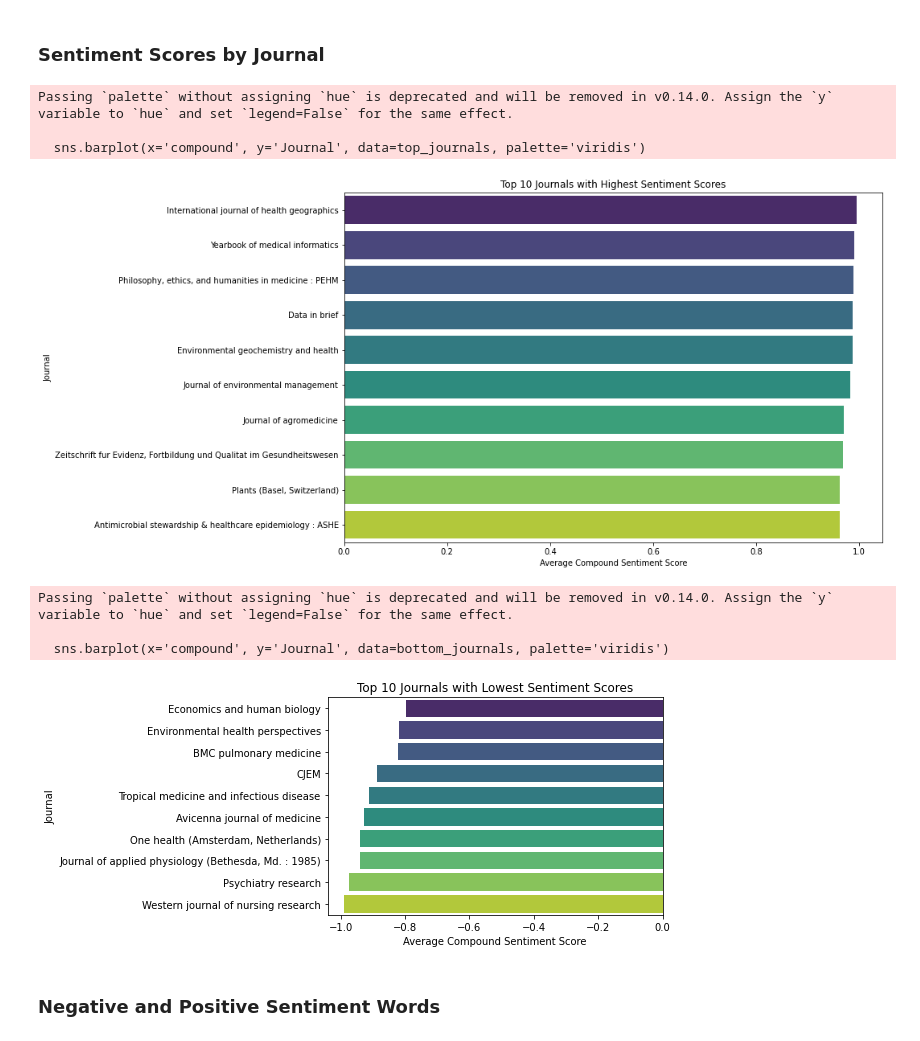
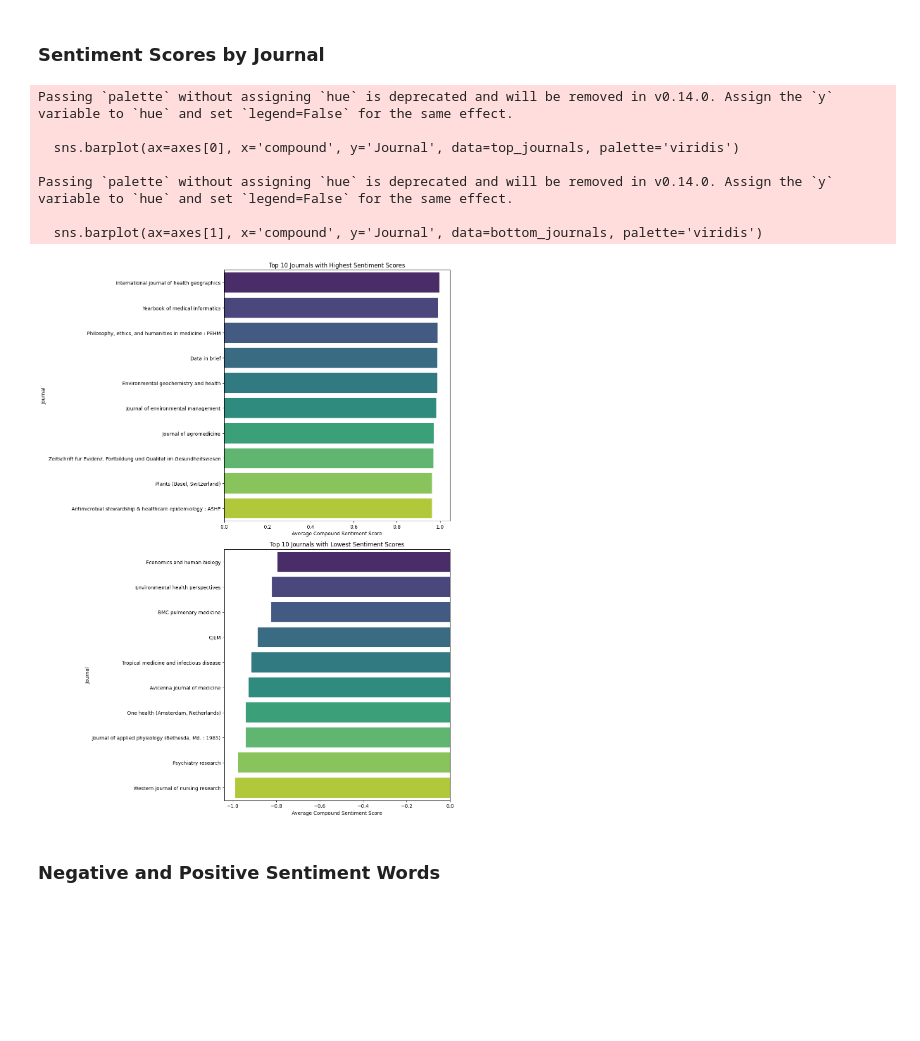
Before and after one commit to cfitzpatrick89/ADS509-Final, a Jupyter notebook: ADS509_Final_Classification.ipynb, the cells around one changed output. Saved outputs shown, nothing was run; the diff lists cells and outputs as text; code cells hidden in the pictures; blank space fills up the shorter version.

```diff
--- a/ADS509_Final_Classification.ipynb
+++ b/ADS509_Final_Classification.ipynb
@@ -1175,34 +992,40 @@ Top 5 Journals with Lowest Sentiment Scores:
 # %%
-def visualize_journal_sentiment(journal_sentiment):
-    plt.figure(figsize=(12, 8))
+import matplotlib.pyplot as plt
+import seaborn as sns
+
+def visualize_journal_sentiment(journal_sentiment_sorted):
+    # Create a figure with two subplots
+    fig, axes = plt.subplots(nrows=2, ncols=1, figsize=(12, 16))  # Adjusted figsize for consistent size
 
     # Plotting the top 10 journals with highest sentiment scores
     top_journals = journal_sentiment_sorted.head(10)
-    sns.barplot(x='compound', y='Journal', data=top_journals, palette='viridis')
-    plt.title('Top 10 Journals with Highest Sentiment Scores')
-    plt.xlabel('Average Compound Sentiment Score')
-    plt.ylabel('Journal')
-    plt.show()
+    sns.barplot(ax=axes[0], x='compound', y='Journal', data=top_journals, palette='viridis')
+    axes[0].set_title('Top 10 Journals with Highest Sentiment Scores')
+    axes[0].set_xlabel('Average Compound Sentiment Score')
+    axes[0].set_ylabel('Journal')
 
     # Plotting the top 10 journals with lowest sentiment scores
     bottom_journals = journal_sentiment_sorted.tail(10)
-    sns.barplot(x='compound', y='Journal', data=bottom_journals, palette='viridis')
-    plt.title('Top 10 Journals with Lowest Sentiment Scores')
-    plt.xlabel('Average Compound Sentiment Score')
-    plt.ylabel('Journal')
+    sns.barplot(ax=axes[1], x='compound', y='Journal', data=bottom_journals, palette='viridis')
+    axes[1].set_title('Top 10 Journals with Lowest Sentiment Scores')
+    axes[1].set_xlabel('Average Compound Sentiment Score')
+    axes[1].set_ylabel('Journal')
+
+    # Adjust layout
+    plt.tight_layout()
     plt.show()
 
 # Example usage
 visualize_journal_sentiment(journal_sentiment_sorted)
 # %% [output]
 Passing `palette` without assigning `hue` is deprecated and will be removed in v0.14.0. Assign the `y` variable to `hue` and set `legend=False` for the same effect.
 
-  sns.barplot(x='compound', y='Journal', data=top_journals, palette='viridis')
+  sns.barplot(ax=axes[0], x='compound', y='Journal', data=top_journals, palette='viridis')
+
+Passing `palette` without assigning `hue` is deprecated and will be removed in v0.14.0. Assign the `y` variable to `hue` and set `legend=False` for the same effect.
+
+  sns.barplot(ax=axes[1], x='compound', y='Journal', data=bottom_journals, palette='viridis')
-[figure, old version]
+[figure, new version]
-Passing `palette` without assigning `hue` is deprecated and will be removed in v0.14.0. Assign the `y` variable to `hue` and set `legend=False` for the same effect.
-
-  sns.barplot(x='compound', y='Journal', data=bottom_journals, palette='viridis')
-[figure, removed]
 # %% [markdown]
 ### Negative and Positive Sentiment Words
 # %%
```
Also changed, not shown: parts of 25 cells of this notebook.
